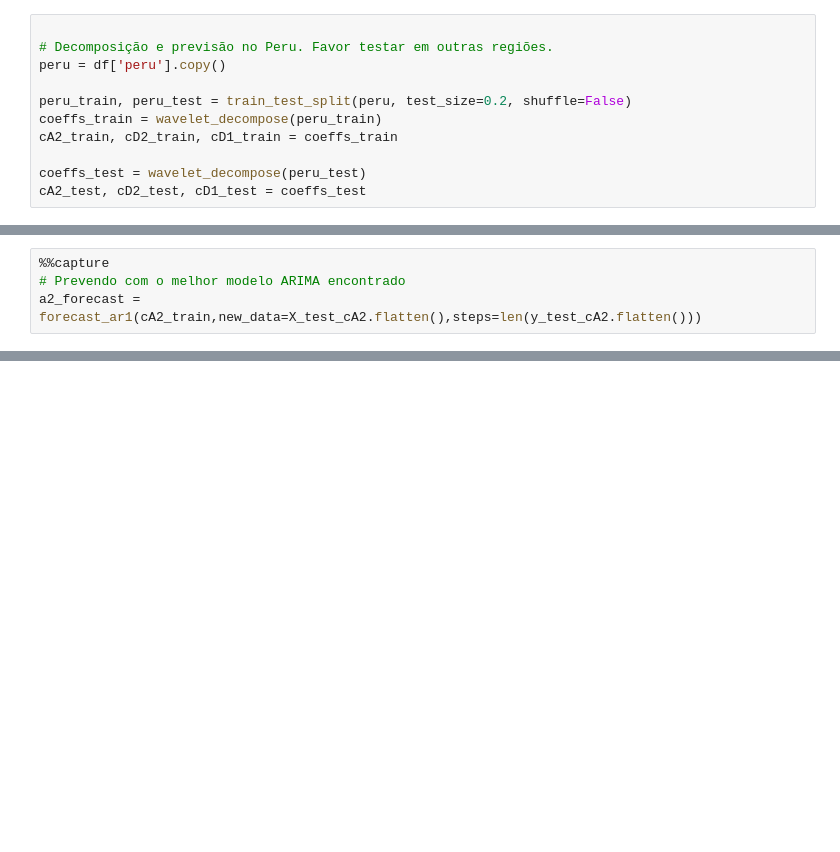
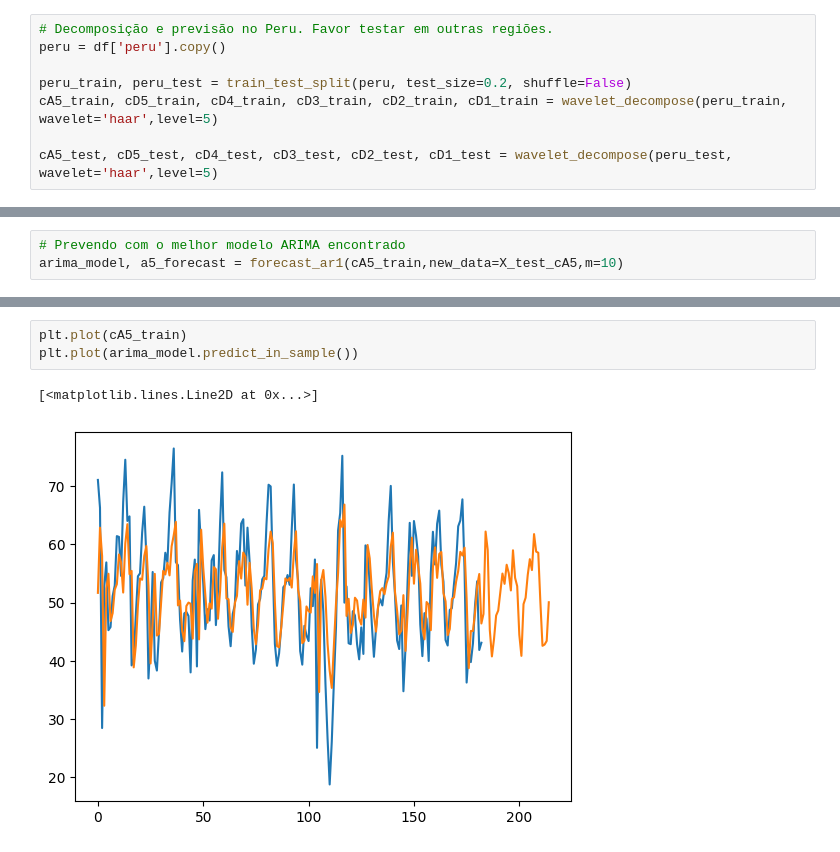
Before and after one commit to JeanArthurCostaDias/Hybrid-Structure-Forecasting, a Jupyter notebook: main.ipynb, the cells around one changed output, grey strips where cells are left out. Cells and saved outputs as stored; diff of their text form; blank space fills up the shorter version.

```diff
--- a/main.ipynb
+++ b/main.ipynb
@@ -79,13 +84,10 @@ with cwd('./gpp_novo_2002_2021/'):
         dados.append(df)
     df = pd.concat(dados, axis=1)
 # %%
-
 # Decomposição e previsão no Peru. Favor testar em outras regiões.
 peru = df['peru'].copy()
 
 peru_train, peru_test = train_test_split(peru, test_size=0.2, shuffle=False)
-coeffs_train = wavelet_decompose(peru_train)
-cA2_train, cD2_train, cD1_train = coeffs_train
+cA5_train, cD5_train, cD4_train, cD3_train, cD2_train, cD1_train = wavelet_decompose(peru_train, wavelet='haar',level=5)
 
-coeffs_test = wavelet_decompose(peru_test)
-cA2_test, cD2_test, cD1_test = coeffs_test
+cA5_test, cD5_test, cD4_test, cD3_test, cD2_test, cD1_test = wavelet_decompose(peru_test, wavelet='haar',level=5)
@@ -123,4 +145,3 @@ X_test_cA2, y_test_cA2 = create_sliding_windows(cA2_test, window_size, horizon)
 # %%
-%%capture
 # Prevendo com o melhor modelo ARIMA encontrado
-a2_forecast = forecast_ar1(cA2_train,new_data=X_test_cA2.flatten(),steps=len(y_test_cA2.flatten()))
+arima_model, a5_forecast = forecast_ar1(cA5_train,new_data=X_test_cA5,m=10)
@@ -126,0 +166,6 @@ a2_forecast = forecast_ar1(cA2_train,new_data=X_test_cA2.flatten(),steps=len(y_t
+# %%
+plt.plot(cA5_train)
+plt.plot(arima_model.predict_in_sample())
+# %% [output]
+[<matplotlib.lines.Line2D at 0x...>]
+[figure, added]
```
Also changed, not shown: parts of 15 cells of this notebook.
